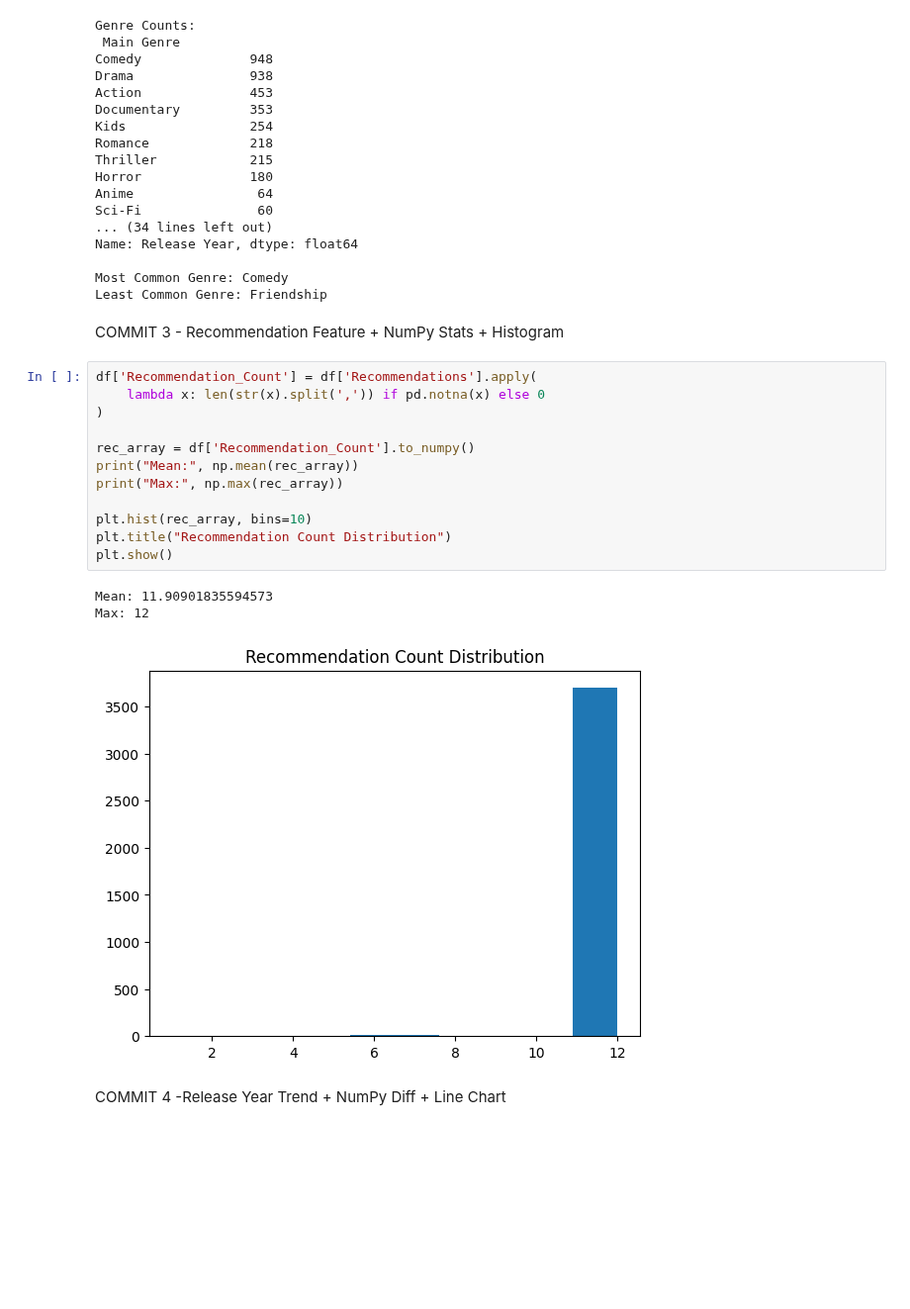
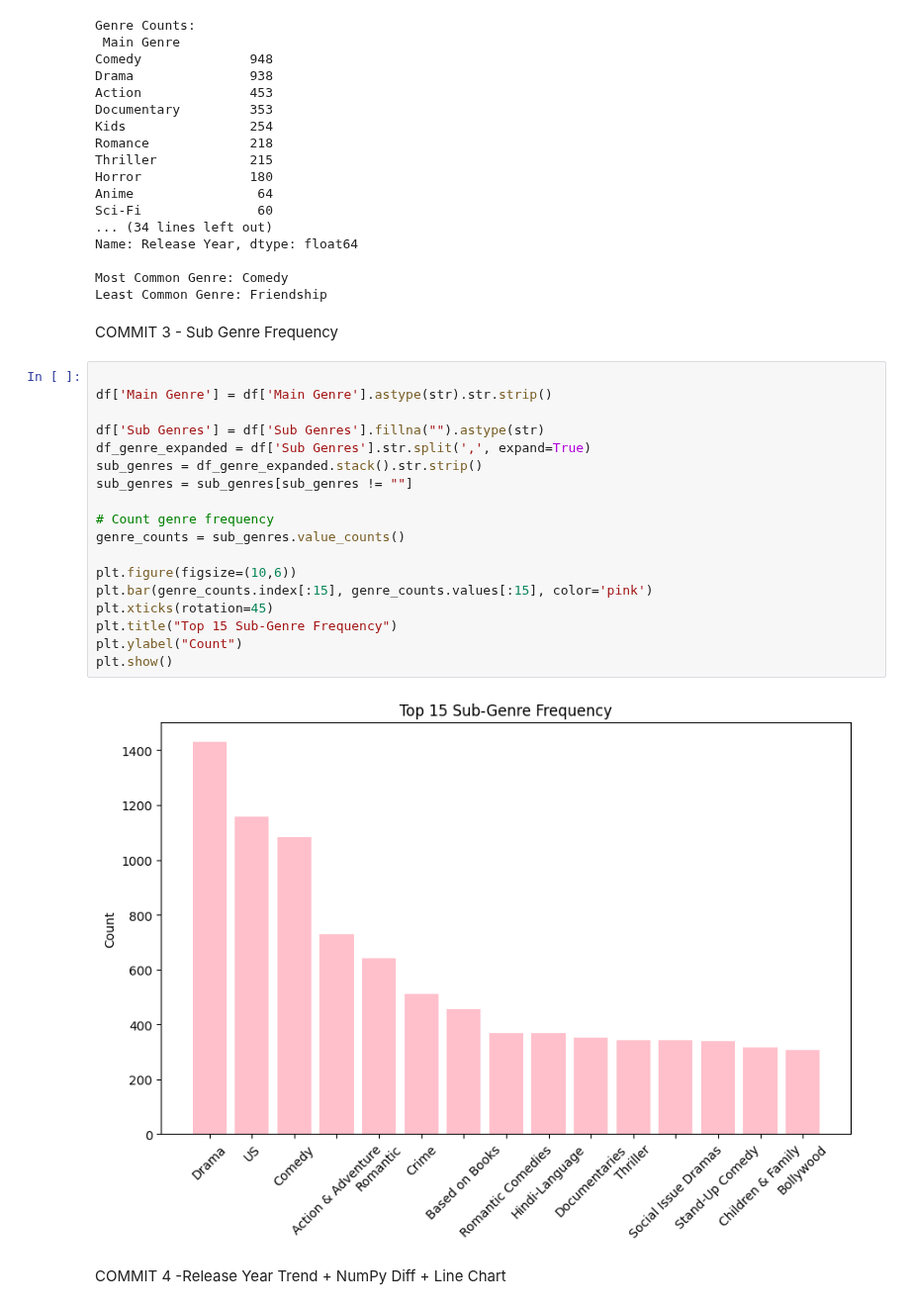
Before and after one commit to ameena0726-ops/Netflix-Analysis, a Jupyter notebook: Netflix_Content_Genre (1).ipynb, the cells around one changed output. Shown at 99% size. Drawn from its saved outputs; the diff is of its cells as text; blank space fills up the shorter version.

Commit message:
Changed commit 3 (recommendation count to sub genre frequency)

```diff
--- a/Netflix_Content_Genre (1).ipynb
+++ b/Netflix_Content_Genre (1).ipynb
@@ -564,24 +564,28 @@ Name: Release Year, dtype: float64
 
 Most Common Genre: Comedy
 Least Common Genre: Friendship
-# %% [markdown]
- COMMIT 3 - Recommendation Feature + NumPy Stats + Histogram
-# %%
-df['Recommendation_Count'] = df['Recommendations'].apply(
-    lambda x: len(str(x).split(',')) if pd.notna(x) else 0
-)
-
-rec_array = df['Recommendation_Count'].to_numpy()
-print("Mean:", np.mean(rec_array))
-print("Max:", np.max(rec_array))
-
-plt.hist(rec_array, bins=10)
-plt.title("Recommendation Count Distribution")
-plt.show()
-# %% [output]
-Mean: 11.90901835594573
-Max: 12
-[figure, removed]
+# %% [markdown]
+ COMMIT 3 - Sub Genre Frequency
+# %%
+
+df['Main Genre'] = df['Main Genre'].astype(str).str.strip()
+
+df['Sub Genres'] = df['Sub Genres'].fillna("").astype(str)
+df_genre_expanded = df['Sub Genres'].str.split(',', expand=True)
+sub_genres = df_genre_expanded.stack().str.strip()
+sub_genres = sub_genres[sub_genres != ""]
+
+# Count genre frequency
+genre_counts = sub_genres.value_counts()
+
+plt.figure(figsize=(10,6))
+plt.bar(genre_counts.index[:15], genre_counts.values[:15], color='pink')
+plt.xticks(rotation=45)
+plt.title("Top 15 Sub-Genre Frequency")
+plt.ylabel("Count")
+plt.show()
+# %% [output]
+[figure, added]
 # %% [markdown]
 COMMIT 4 -Release Year Trend + NumPy Diff + Line Chart
 # %%
```
